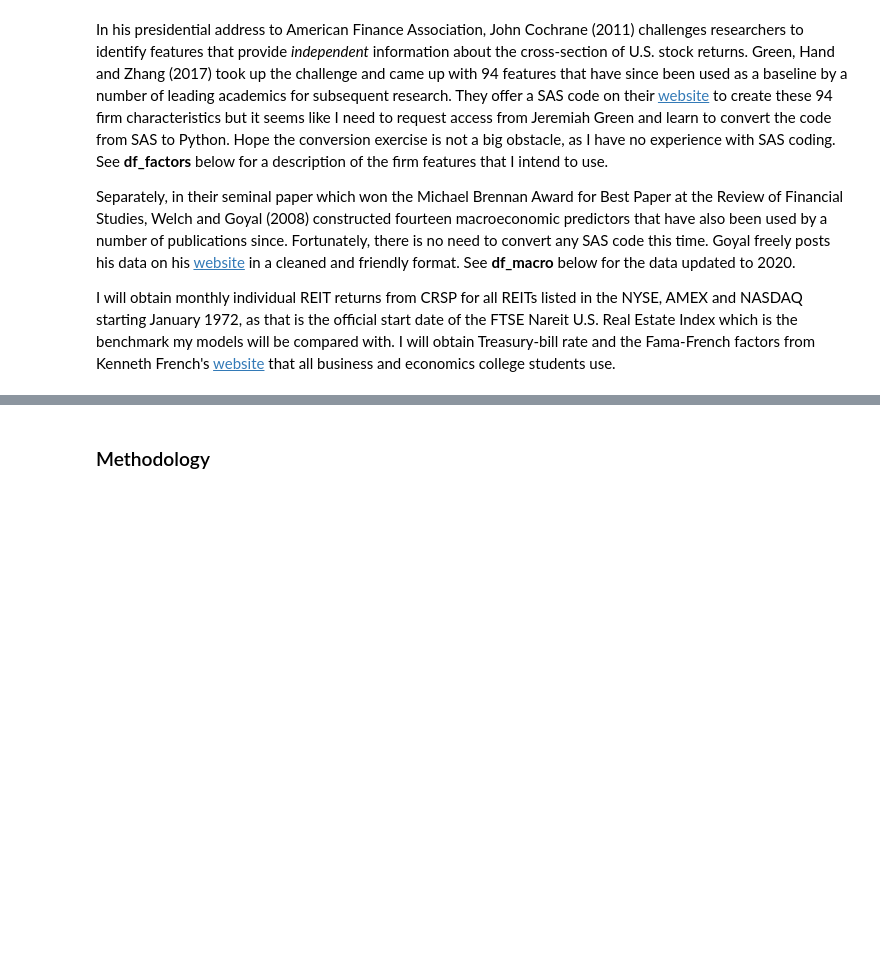
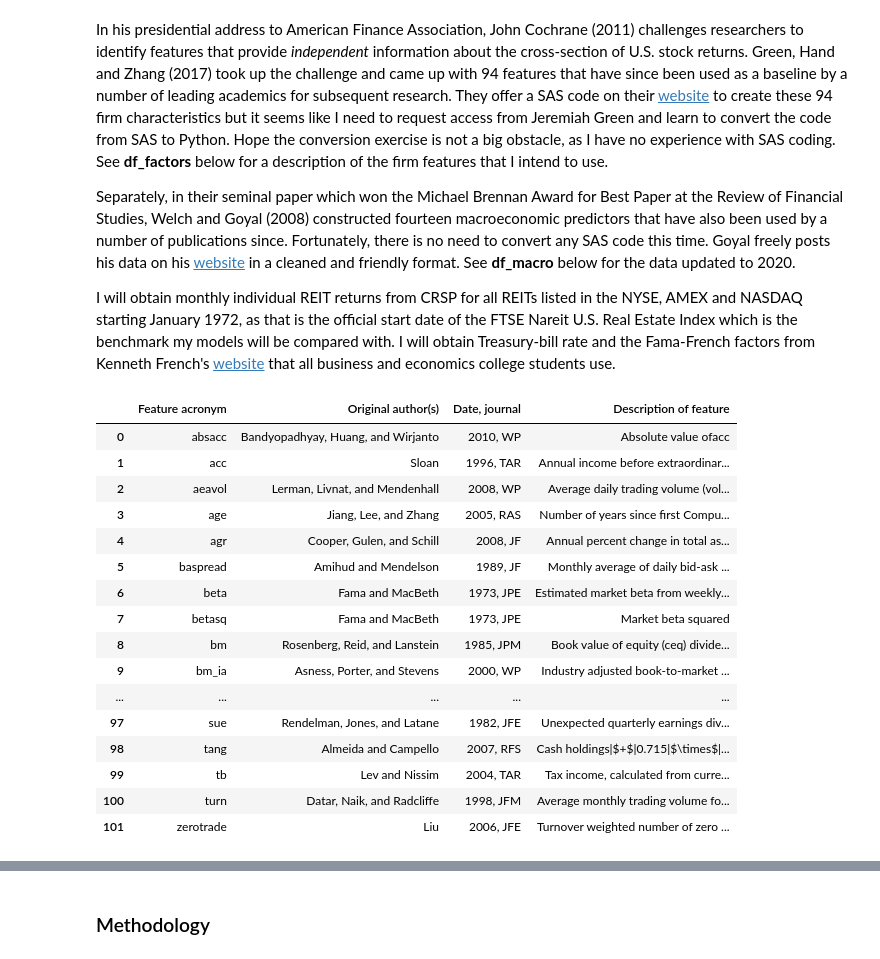
Before and after one commit to ngwtl/DSI-SG-24-projects, a Jupyter notebook: project_capstone/code/ethan-capstone-proposal.ipynb, the cells around one changed output, grey strips where cells are left out. Drawn from its saved outputs; the diff is of its cells as text; code cells hidden in the pictures; blank space fills up the shorter version.

```diff
--- a/project_capstone/code/ethan-capstone-proposal.ipynb
+++ b/project_capstone/code/ethan-capstone-proposal.ipynb
@@ -42,19 +44,41 @@ I will obtain monthly individual REIT returns from CRSP for all REITs listed in
 # %%
 # Show 94 features from Green, Hand and Zhang (2017)
 url = '../data/green_hand_zhang_journal_article.html'
 soup = BeautifulSoup(open(url).read())
 
+# Extract features from html file
 df_factors = []
 for element in soup.find_all('table')[38].find('tbody').find_all('tr'):
     factor = {}
     factor['Feature acronym'] = element.select('td')[0].get_text(strip=True)
     factor['Original author(s)'] = element.select('td')[1].get_text(strip=True)
     factor['Date, journal'] = element.select('td')[2].get_text(strip=True)
     factor['Description of feature'] = element.select('td')[3].get_text(strip=True)
     df_factors.append(factor)
 
-df_factors = pd.DataFrame(df)
+
+# Show features
+pd.set_option('display.max_rows', None)
+df_factors = pd.DataFrame(df_factors)
 df_factors
+# %% [output]
+|  | Feature acronym | Original author(s) | Date, journal | Description of feature |
+| 0 | absacc | Bandyopadhyay, Huang, and Wirjanto | 2010, WP | Absolute value ofacc |
+| 1 | acc | Sloan | 1996, TAR | Annual income before extraordinar... |
+| 2 | aeavol | Lerman, Livnat, and Mendenhall | 2008, WP | Average daily trading volume (vol... |
+| 3 | age | Jiang, Lee, and Zhang | 2005, RAS | Number of years since first Compu... |
+| 4 | agr | Cooper, Gulen, and Schill | 2008, JF | Annual percent change in total as... |
+| 5 | baspread | Amihud and Mendelson | 1989, JF | Monthly average of daily bid-ask ... |
+| 6 | beta | Fama and MacBeth | 1973, JPE | Estimated market beta from weekly... |
+| 7 | betasq | Fama and MacBeth | 1973, JPE | Market beta squared |
+| 8 | bm | Rosenberg, Reid, and Lanstein | 1985, JPM | Book value of equity (ceq) divide... |
+| 9 | bm_ia | Asness, Porter, and Stevens | 2000, WP | Industry adjusted book-to-market ... |
+| ... | ... | ... | ... | ... |
+| 97 | sue | Rendelman, Jones, and Latane | 1982, JFE | Unexpected quarterly earnings div... |
+| 98 | tang | Almeida and Campello | 2007, RFS | Cash holdings|$+$|0.715|$\times$|... |
+| 99 | tb | Lev and Nissim | 2004, TAR | Tax income, calculated from curre... |
+| 100 | turn | Datar, Naik, and Radcliffe | 1998, JFM | Average monthly trading volume fo... |
+| 101 | zerotrade | Liu | 2006, JFE | Turnover weighted number of zero ... |
 # %%
 # Show 14 macroeconomic predictors from Welch and Goyal (2008)
 df_macro = pd.read_excel('../data/goyal_PredictorData2020.xlsx')
```
Also changed, not shown: parts of 3 cells of this notebook.
